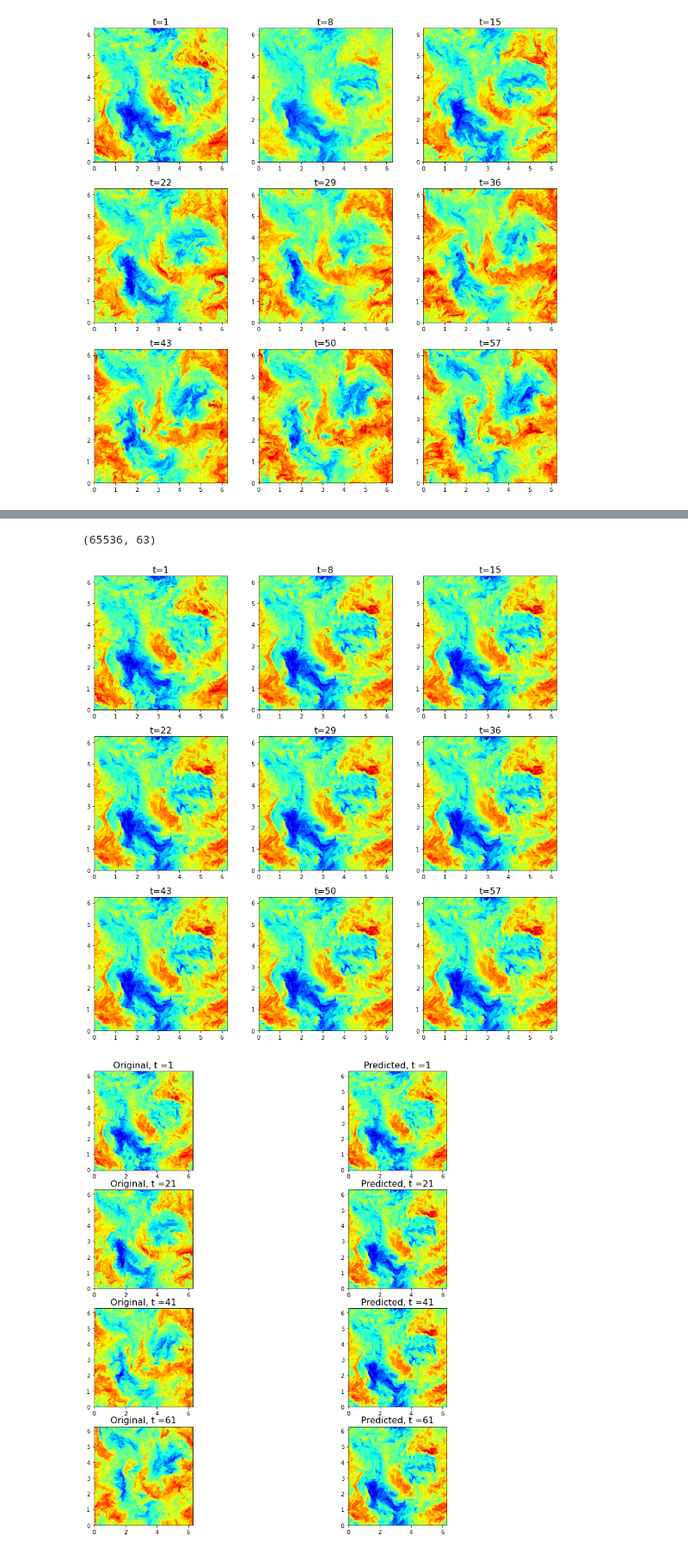
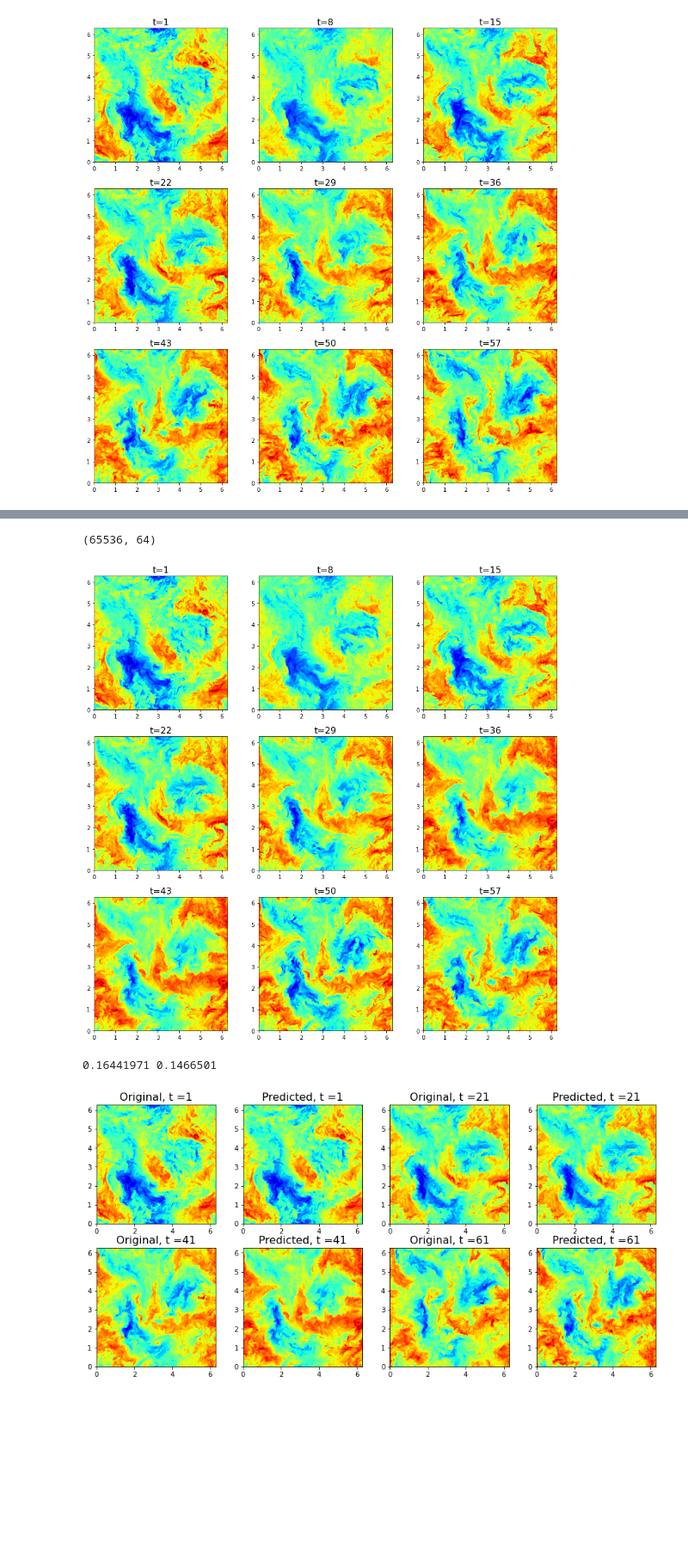
Before and after one commit to dvenkata/AMATH590, a Jupyter notebook: 02_FlowMaps.ipynb, the cells around one changed output, grey strips where cells are left out. Shown at 86% size. Cells and saved outputs as stored; diff of their text form; code cells hidden in the pictures; blank space fills up the shorter version.

```diff
--- a/02_FlowMaps.ipynb
+++ b/02_FlowMaps.ipynb
@@ -57,7 +63,7 @@ from sklearn.model_selection import train_test_split
 
 all_indices = list(range(nn_input.shape[0]))
 
-train, dev = train_test_split(all_indices, test_size=0.2)
+train, dev = train_test_split(all_indices, test_size=0.2,shuffle=True)
 
 nn_ipm = nn_im[train,:]
 nn_idm = nn_im[dev,:]
@@ -81,8 +86,8 @@ from keras import backend as K
 # Build model
 deep_approx = keras.models.Sequential()
 deep_approx.add(layers.Dense(1000, input_dim=nn_input.shape[1], activation='sigmoid'))
-deep_approx.add(layers.Dense(2000, activation='relu'))
-deep_approx.add(layers.Dense(5000, activation='relu'))
+deep_approx.add(layers.Dense(1000, activation='relu'))
+deep_approx.add(layers.Dense(1000, activation='relu'))
 deep_approx.add(layers.Dense(nn_output.shape[1], activation='linear'))
 
 # Compile model
@@ -145,7 +150,7 @@ start = nn_im[0,:][np.newaxis,:]
 t = nn_im.shape[0]
 nn_pred = start
 
-for i in range(t-1):
+for i in range(t):
   nn_pred = np.append(nn_pred,deep_approx.predict(nn_pred[i,:][np.newaxis,:]),axis=0)
 
 nn_pred = nn_pred + mean
@@ -153,7 +158,7 @@ nn_pred = nn_pred.transpose()
 # %%
 nn_pred.shape
 # %% [output]
-(65536, 63)
+(65536, 64)
 # %%
 #Plot time evolution of ux along the y-z axis
 %matplotlib inline
@@ -169,22 +174,32 @@ for i in range(0,63,7):
   b.imshow(nn_pred[:,i].reshape(a,a),extent = [0, 6.28, 0, 6.28],cmap='jet')
   b.set_title('t=' + str(i+1),fontsize=16)
 # %% [output]
-[figure, old version]
+[figure, new version]
+# %%
+#Compute MAE
+error = np.abs(nn_pred - n)
+
+mean_error = np.mean(np.mean(error,axis=0))
+std_error = np.std(np.mean(error,axis=0))
+
+print(mean_error,std_error)
+# %% [output]
+0.16441971 0.1466501
 # %%
 #Compare Actuals vs predicted
 a = int(n.shape[0]**(1/2))
 fig = plt.figure(figsize = (15, 15))
 
 count=0
 for i in range(0,63,20):
   count+=1
-  b = fig.add_subplot('42' + str(count))
+  b = fig.add_subplot('44' + str(count))
   b.imshow(n[:,i].reshape(a,a),extent = [0, 6.28, 0, 6.28],cmap='jet')
   b.set_title('Original, t =' + str(i+1),fontsize=16)
 
   count+=1
-  b = fig.add_subplot('42' + str(count))
+  b = fig.add_subplot('44' + str(count))
   b.imshow(nn_pred[:,i].reshape(a,a),extent = [0, 6.28, 0, 6.28],cmap='jet')
   b.set_title('Predicted, t =' + str(i+1),fontsize=16)
 # %% [output]
-[figure, old version]
+[figure, new version]
```
Also changed, not shown: parts of 6 cells of this notebook.
